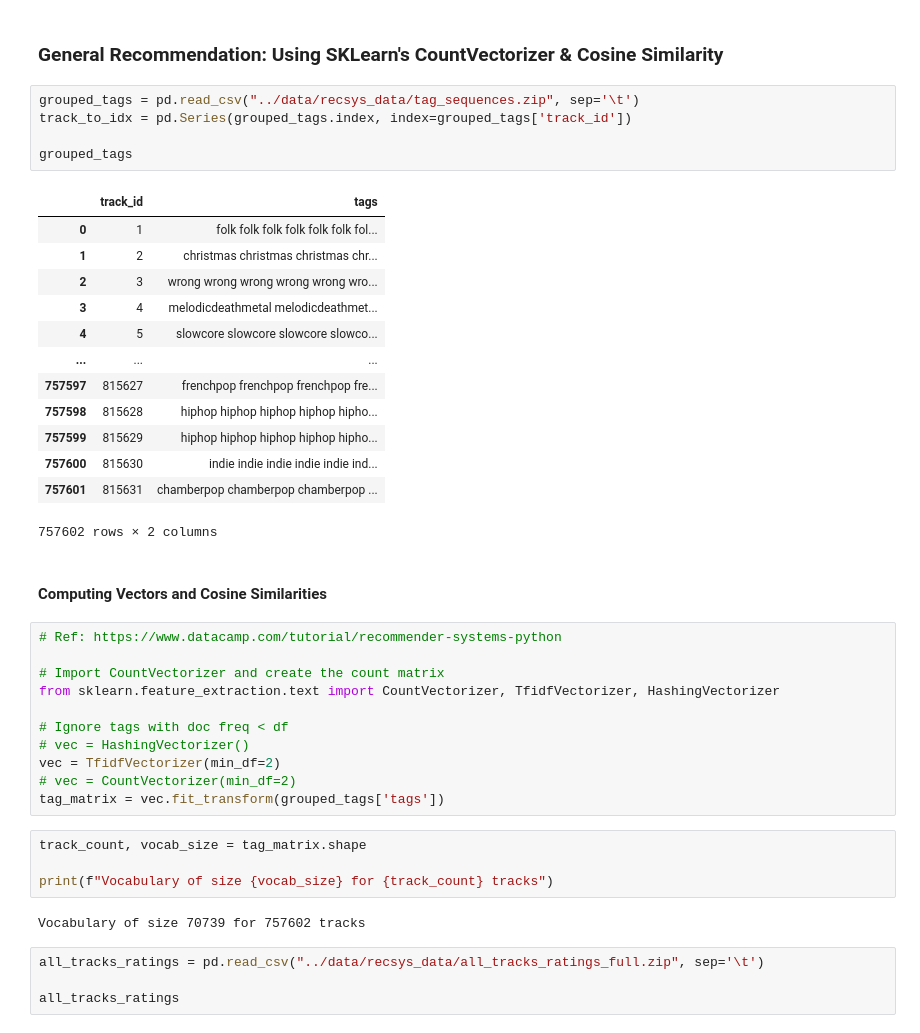
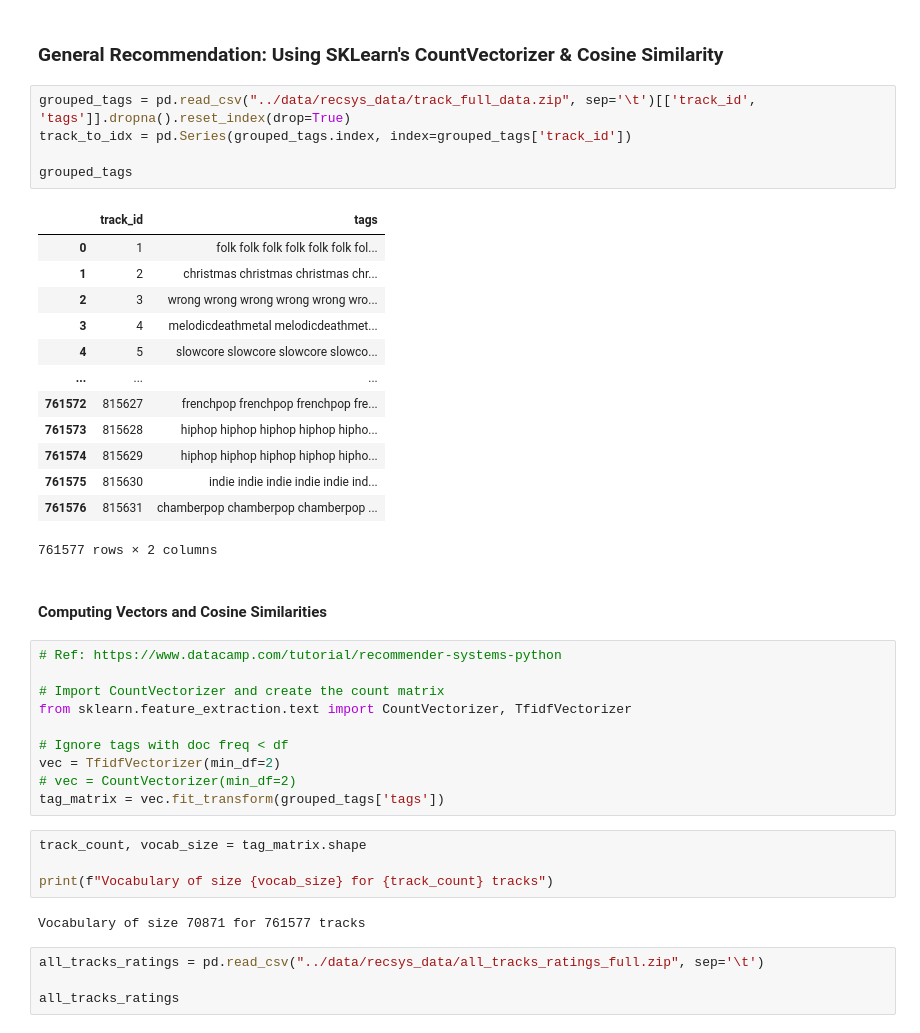
Before and after one commit to Acervans/lastfm_RS, a Jupyter notebook: lastfm_RS/backend/research/lastfm_recsys.ipynb, the cells around one changed output. Cells and saved outputs as stored; diff of their text form.

```diff
--- a/lastfm_RS/backend/research/lastfm_recsys.ipynb
+++ b/lastfm_RS/backend/research/lastfm_recsys.ipynb
@@ -157,34 +157,33 @@ Total user-track interactions: 2452162
 # %% [markdown]
 ### General Recommendation: Using SKLearn's CountVectorizer & Cosine Similarity
 # %%
-grouped_tags = pd.read_csv("../data/recsys_data/tag_sequences.zip", sep='\t')
+grouped_tags = pd.read_csv("../data/recsys_data/track_full_data.zip", sep='\t')[['track_id', 'tags']].dropna().reset_index(drop=True)
 track_to_idx = pd.Series(grouped_tags.index, index=grouped_tags['track_id'])
 
 grouped_tags
 # %% [output]
 |  | track_id | tags |
 | 0 | 1 | folk folk folk folk folk folk fol... |
 | 1 | 2 | christmas christmas christmas chr... |
 | 2 | 3 | wrong wrong wrong wrong wrong wro... |
 | 3 | 4 | melodicdeathmetal melodicdeathmet... |
 | 4 | 5 | slowcore slowcore slowcore slowco... |
 | ... | ... | ... |
-| 757597 | 815627 | frenchpop frenchpop frenchpop fre... |
-| 757598 | 815628 | hiphop hiphop hiphop hiphop hipho... |
-| 757599 | 815629 | hiphop hiphop hiphop hiphop hipho... |
-| 757600 | 815630 | indie indie indie indie indie ind... |
-| 757601 | 815631 | chamberpop chamberpop chamberpop ... |
+| 761572 | 815627 | frenchpop frenchpop frenchpop fre... |
+| 761573 | 815628 | hiphop hiphop hiphop hiphop hipho... |
+| 761574 | 815629 | hiphop hiphop hiphop hiphop hipho... |
+| 761575 | 815630 | indie indie indie indie indie ind... |
+| 761576 | 815631 | chamberpop chamberpop chamberpop ... |
-757602 rows × 2 columns
+761577 rows × 2 columns
 # %% [markdown]
 #### Computing Vectors and Cosine Similarities
 # %%
 # Ref: https://www.datacamp.com/tutorial/recommender-systems-python
 
 # Import CountVectorizer and create the count matrix
-from sklearn.feature_extraction.text import CountVectorizer, TfidfVectorizer, HashingVectorizer
+from sklearn.feature_extraction.text import CountVectorizer, TfidfVectorizer
 
 # Ignore tags with doc freq < df
-# vec = HashingVectorizer()
 vec = TfidfVectorizer(min_df=2)
 # vec = CountVectorizer(min_df=2)
 tag_matrix = vec.fit_transform(grouped_tags['tags'])
@@ -193,7 +192,7 @@ track_count, vocab_size = tag_matrix.shape
 
 print(f"Vocabulary of size {vocab_size} for {track_count} tracks")
 # %% [output]
-Vocabulary of size 70739 for 757602 tracks
+Vocabulary of size 70871 for 761577 tracks
 # %%
 all_tracks_ratings = pd.read_csv("../data/recsys_data/all_tracks_ratings_full.zip", sep='\t')
 
```
Also changed, not shown: parts of 1 cell of this notebook, 5 other files.
